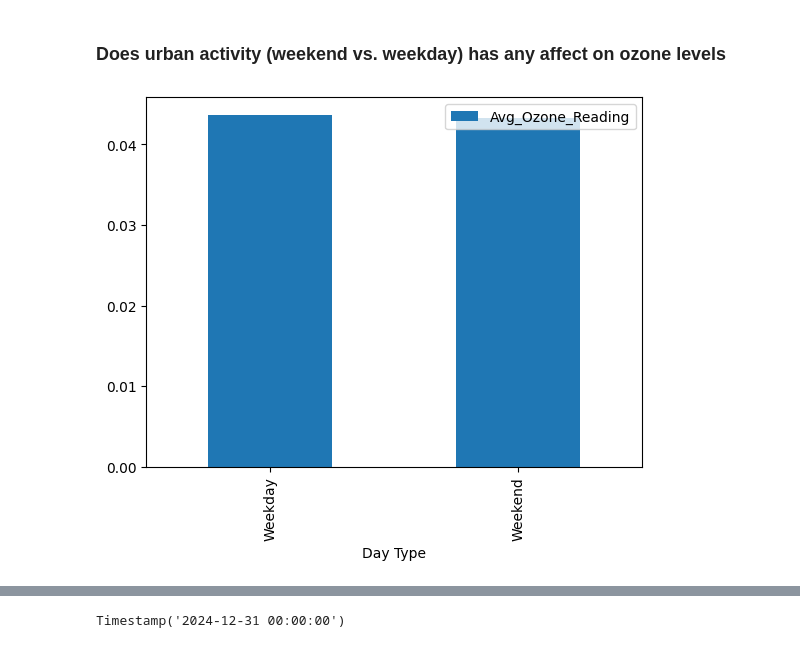
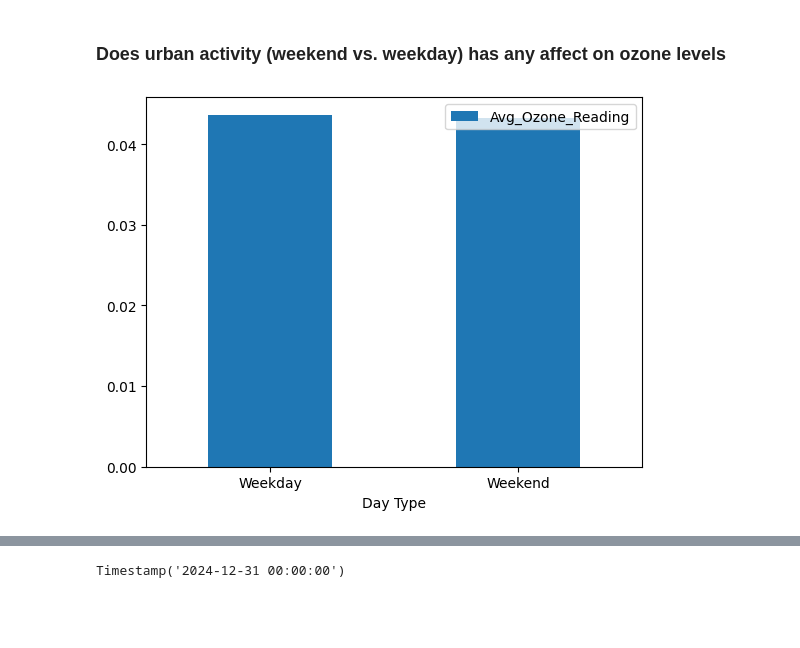
Before and after one commit to imanadeko/Analyzing-Ozone-Pollution-Trends-Across-California, a Jupyter notebook: notebook.ipynb, the cells around one changed output, grey strips where cells are left out. Saved outputs shown, nothing was run; the diff lists cells and outputs as text; code cells hidden in the pictures; blank space fills up the shorter version.

```diff
--- a/notebook.ipynb
+++ b/notebook.ipynb
@@ -288,20 +288,21 @@ The palette list has more values (10) than needed (4), which may not be intended
 # %%
 # Create weekend/weekday label
 df['Day Type'] = df['Date'].dt.weekday\
     .map(lambda x: "Weekend" if x >= 5 else "Weekday")
 
 # Avg ozone levels by day type
 avg_ozone_by_daytype = (
     df.groupby(["Day Type"])["Daily Max 8-hour Ozone Concentration"]
     .mean()
     .reset_index()
     .rename(columns={"Daily Max 8-hour Ozone Concentration": "Avg_Ozone_Reading"})
 )
 
 avg_ozone_by_daytype.plot(
     x='Day Type',
     y='Avg_Ozone_Reading',
     kind='bar'
-);
+)
+plt.xticks(rotation=0);
 # %% [output]
-[figure, old version]
+[figure, new version]
```
Also changed, not shown: parts of 2 cells of this notebook.
